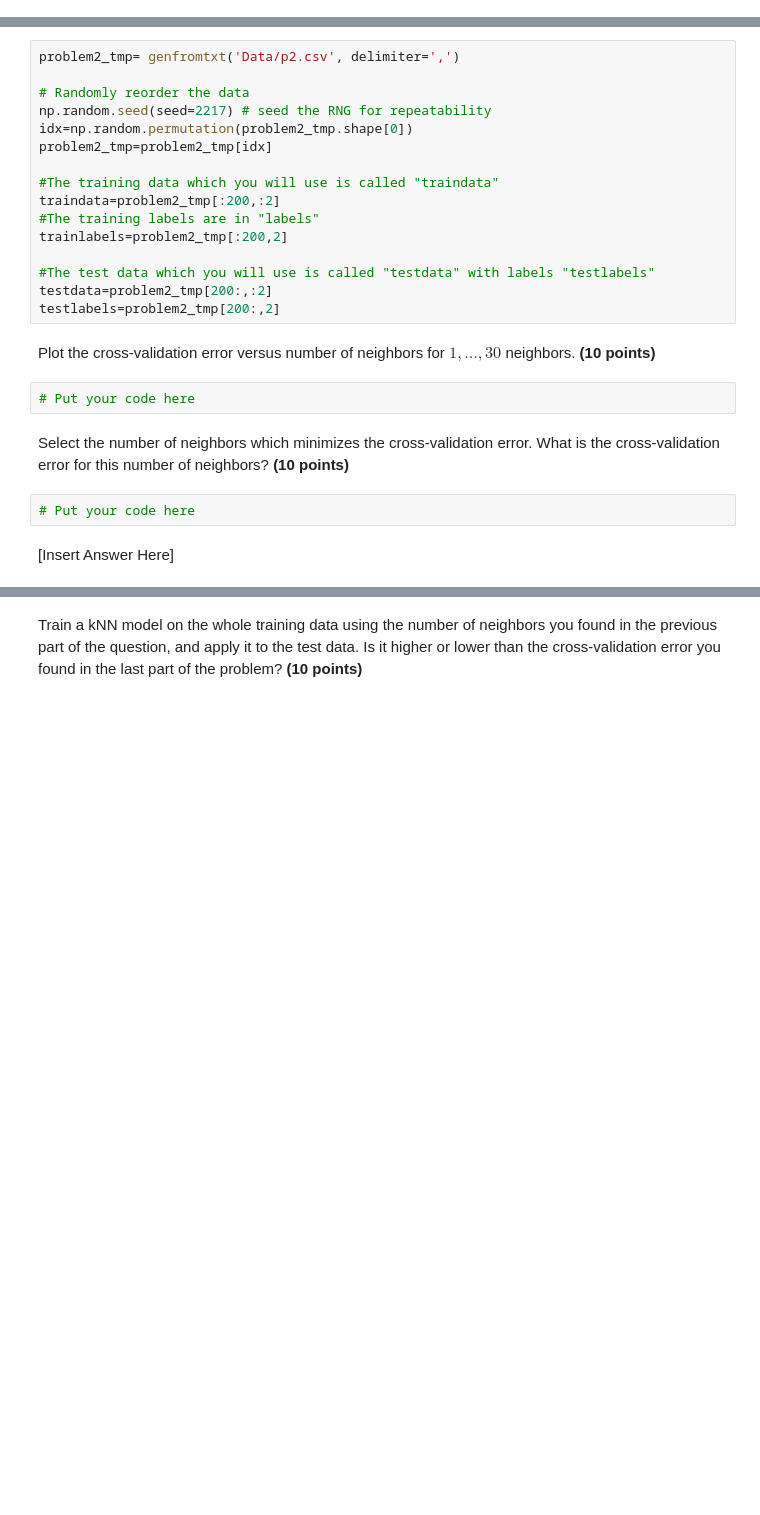
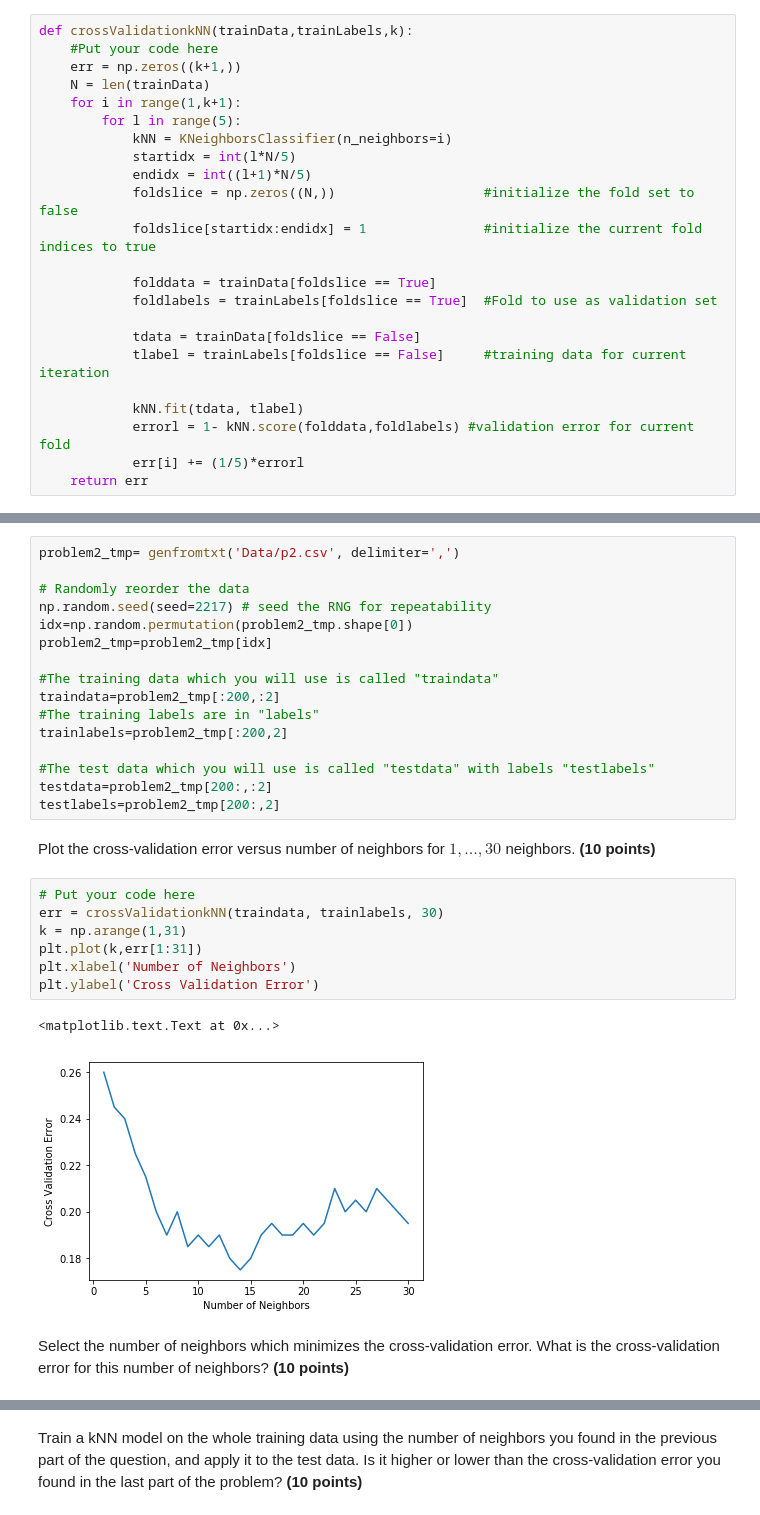
Before and after one commit to dsGibbles/ECE-398BD, a Jupyter notebook: lab3/dsgonza2.ipynb, the cells around one changed output, grey strips where cells are left out. Saved outputs shown, nothing was run; the diff lists cells and outputs as text; blank space fills up the shorter version.

```diff
--- a/lab3/dsgonza2.ipynb
+++ b/lab3/dsgonza2.ipynb
@@ -343,3 +409,26 @@ def crossValidationkNN(trainData,trainLabels,k):
+# %%
+def crossValidationkNN(trainData,trainLabels,k):
+    #Put your code here
+    err = np.zeros((k+1,))
+    N = len(trainData)
+    for i in range(1,k+1):
+        for l in range(5):
+            kNN = KNeighborsClassifier(n_neighbors=i)
+            startidx = int(l*N/5)
+            endidx = int((l+1)*N/5)
+            foldslice = np.zeros((N,))                   #initialize the fold set to false
+            foldslice[startidx:endidx] = 1               #initialize the current fold indices to true
+
+            folddata = trainData[foldslice == True]
+            foldlabels = trainLabels[foldslice == True]  #Fold to use as validation set
+
+            tdata = trainData[foldslice == False]
+            tlabel = trainLabels[foldslice == False]     #training data for current iteration
+
+            kNN.fit(tdata, tlabel)
+            errorl = 1- kNN.score(folddata,foldlabels) #validation error for current fold
+            err[i] += (1/5)*errorl
+    return err
 # %% [markdown]
 Now, we will load some data (acquired from <a href="http://www.cs.ubc.ca/~murphyk/">K.P. Murphy</a>'s <a href="https://github.com/probml/pmtk3"> PMTK tookit</a>).
 # %%
@@ -360,11 +449,15 @@ testdata=problem2_tmp[200:,:2]
 testlabels=problem2_tmp[200:,2]
 # %% [markdown]
 Plot the cross-validation error versus number of neighbors for $1,\ldots,30$ neighbors. <b>(10 points)</b>
-# %%
-# Put your code here
+# %%
+# Put your code here
+err = crossValidationkNN(traindata, trainlabels, 30)
+k = np.arange(1,31)
+plt.plot(k,err[1:31])
+plt.xlabel('Number of Neighbors')
+plt.ylabel('Cross Validation Error')
+# %% [output]
+<matplotlib.text.Text at 0x...>
+[figure, added]
 # %% [markdown]
 Select the number of neighbors which minimizes the cross-validation error. What is the cross-validation error for this number of neighbors? <b>(10 points)</b>
-# %%
-# Put your code here
-# %% [markdown]
-[Insert Answer Here]
```
Also changed, not shown: parts of 42 cells of this notebook.
